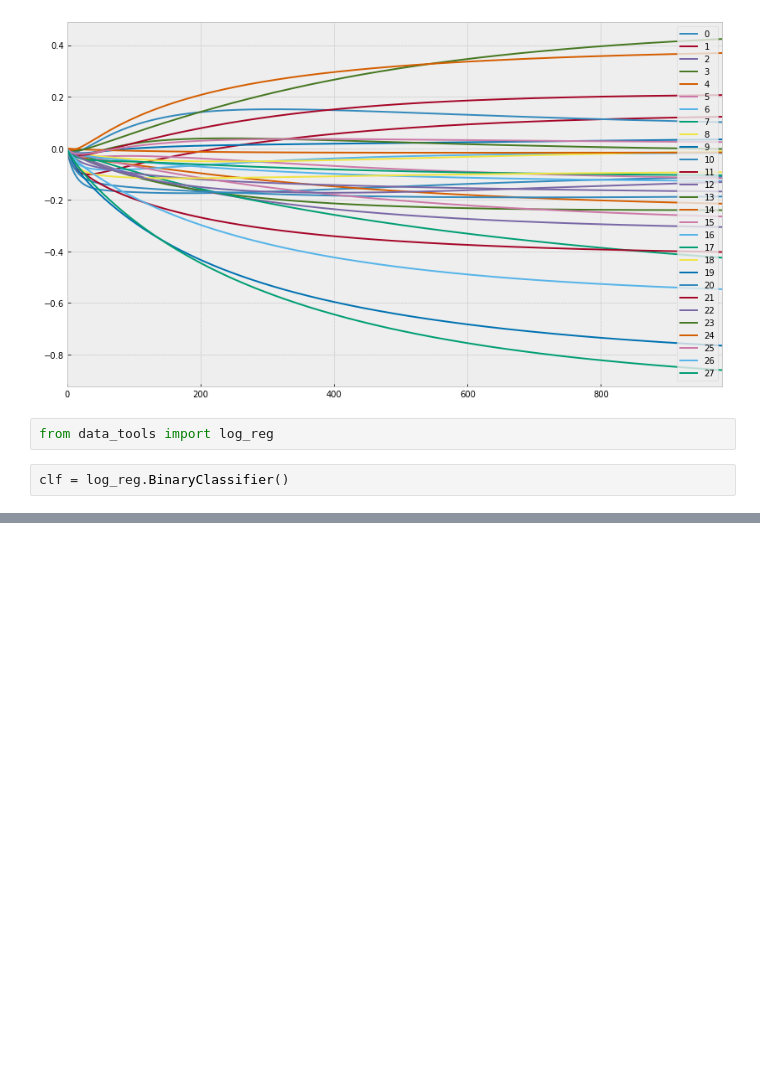
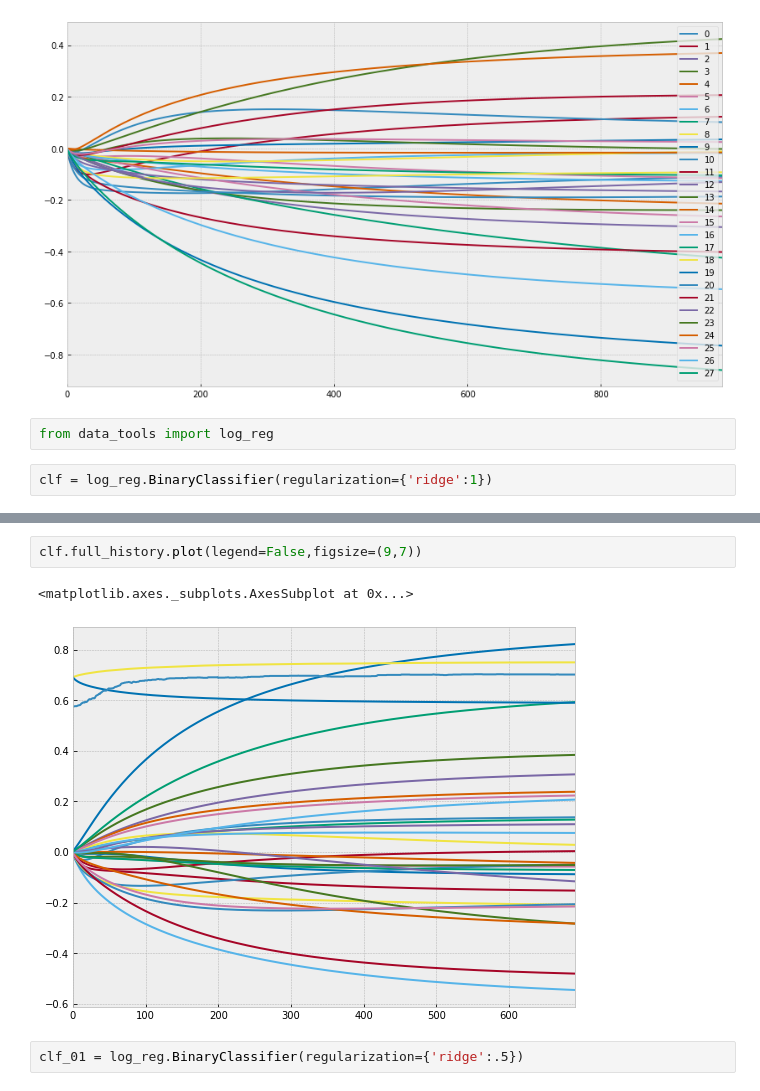
Before and after one commit to MichaelNormandyGavin/contraceptive, a Jupyter notebook: Contraceptive Study Classification.ipynb, the cells around one changed output, grey strips where cells are left out. Drawn from its saved outputs; the diff is of its cells as text; blank space fills up the shorter version.

Commit message:
Debugged gradient descent function and finalized Ridge capabilities

```diff
--- a/Contraceptive Study Classification.ipynb
+++ b/Contraceptive Study Classification.ipynb
@@ -806,7 +806,7 @@ plt.show()
 # %%
 from data_tools import log_reg
 # %%
-clf = log_reg.BinaryClassifier()
+clf = log_reg.BinaryClassifier(regularization={'ridge':1})
 # %%
 clf._gradient_descent(features_matrix,targets_matrix[:,0])
 # %% [output]
@@ -814 +851,8 @@ ValueError: operands could not be broadcast together with shapes (28,) (28,1473)
+# %%
+clf.full_history.plot(legend=False,figsize=(9,7))
+# %% [output]
+<matplotlib.axes._subplots.AxesSubplot at 0x...>
+[figure, added]
+# %%
+clf_01 = log_reg.BinaryClassifier(regularization={'ridge':.5})
 # %%
```
Also changed, not shown: parts of 15 cells of this notebook, 1 other file.
